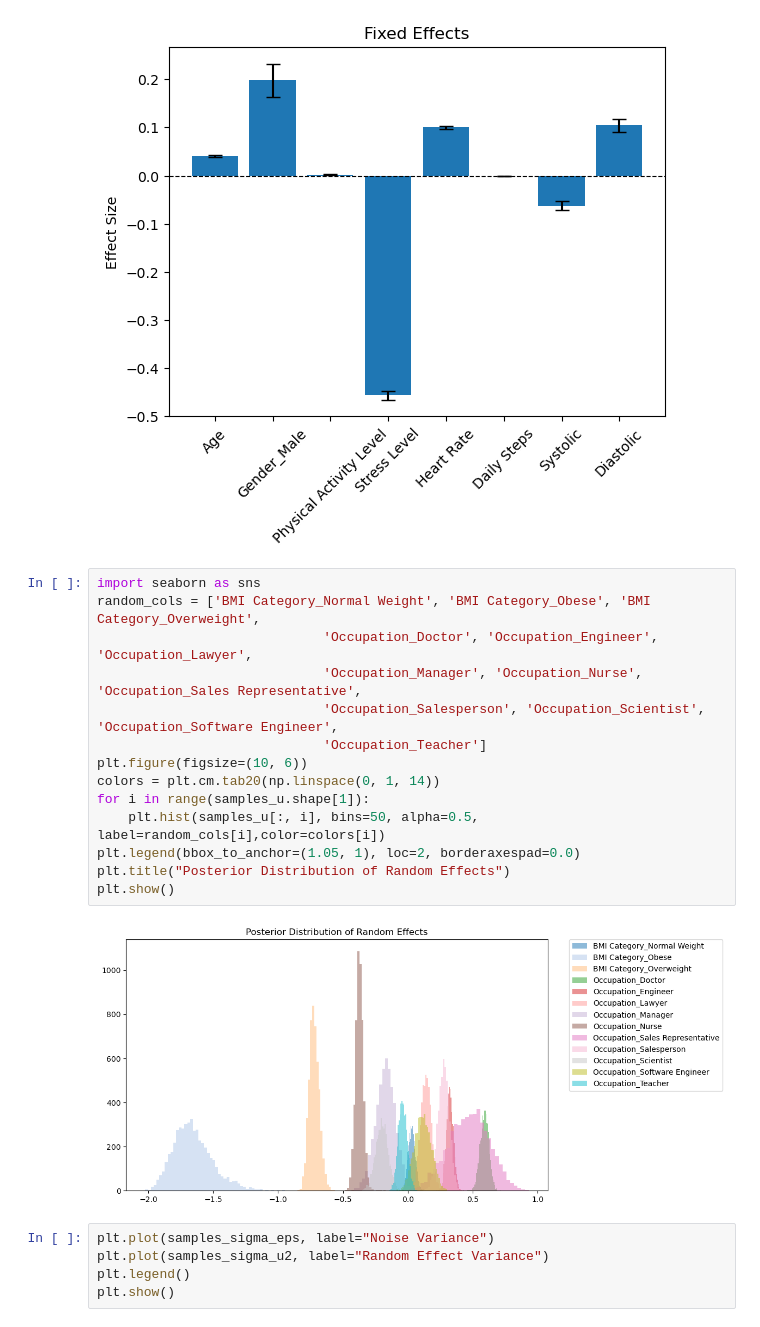
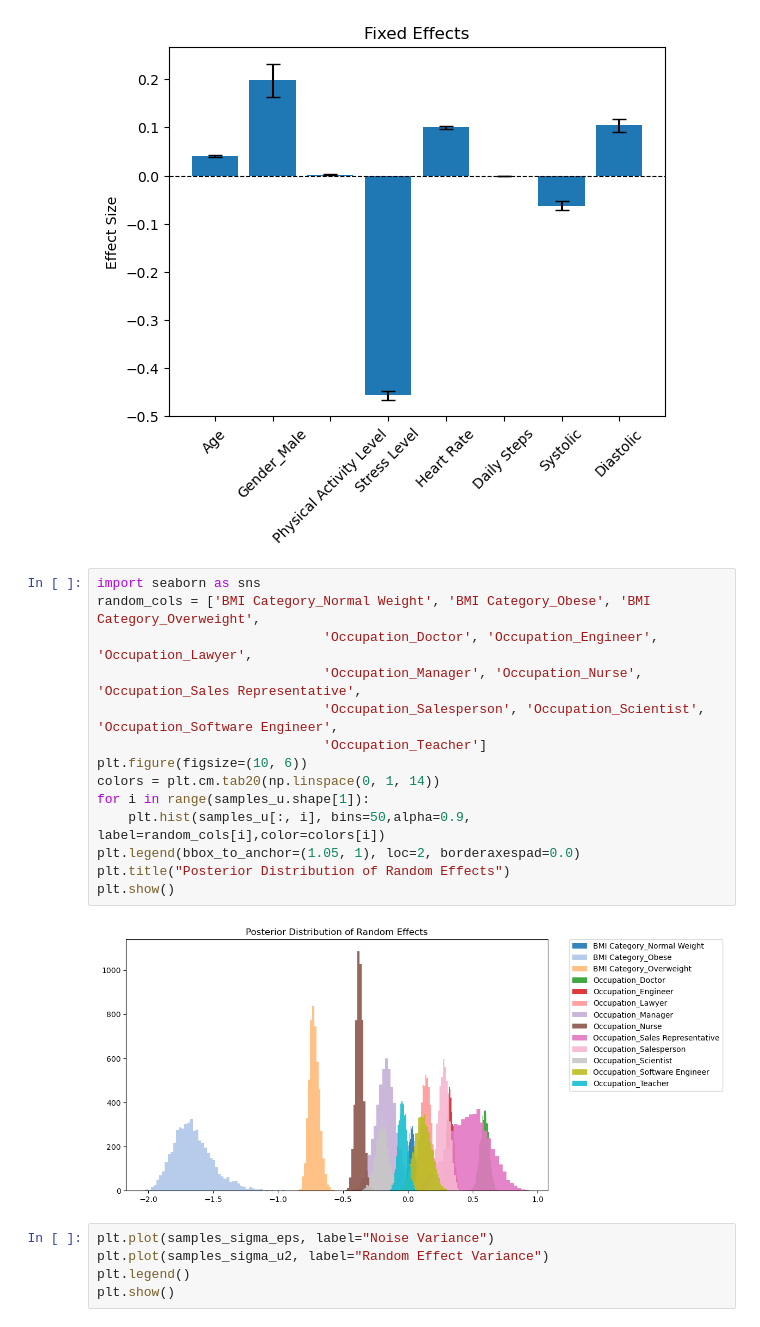
Before and after one commit to whocansavemyhair/Bayesian-Final-24fall, a Jupyter notebook: Final.ipynb, the cells around one changed output. Drawn from its saved outputs; the diff is of its cells as text.

```diff
--- a/Final.ipynb
+++ b/Final.ipynb
@@ -263,19 +263,19 @@ plt.show()
 # %%
 import seaborn as sns
 random_cols = ['BMI Category_Normal Weight', 'BMI Category_Obese', 'BMI Category_Overweight',
                              'Occupation_Doctor', 'Occupation_Engineer', 'Occupation_Lawyer',
                              'Occupation_Manager', 'Occupation_Nurse', 'Occupation_Sales Representative',
                              'Occupation_Salesperson', 'Occupation_Scientist', 'Occupation_Software Engineer',
                              'Occupation_Teacher']
 plt.figure(figsize=(10, 6))
 colors = plt.cm.tab20(np.linspace(0, 1, 14))
 for i in range(samples_u.shape[1]):
-    plt.hist(samples_u[:, i], bins=50, alpha=0.5, label=random_cols[i],color=colors[i])
+    plt.hist(samples_u[:, i], bins=50,alpha=0.9, label=random_cols[i],color=colors[i])
 plt.legend(bbox_to_anchor=(1.05, 1), loc=2, borderaxespad=0.0)
 plt.title("Posterior Distribution of Random Effects")
 plt.show()
 # %% [output]
-[figure, old version]
+[figure, new version]
 # %%
 plt.plot(samples_sigma_eps, label="Noise Variance")
 plt.plot(samples_sigma_u2, label="Random Effect Variance")
```
